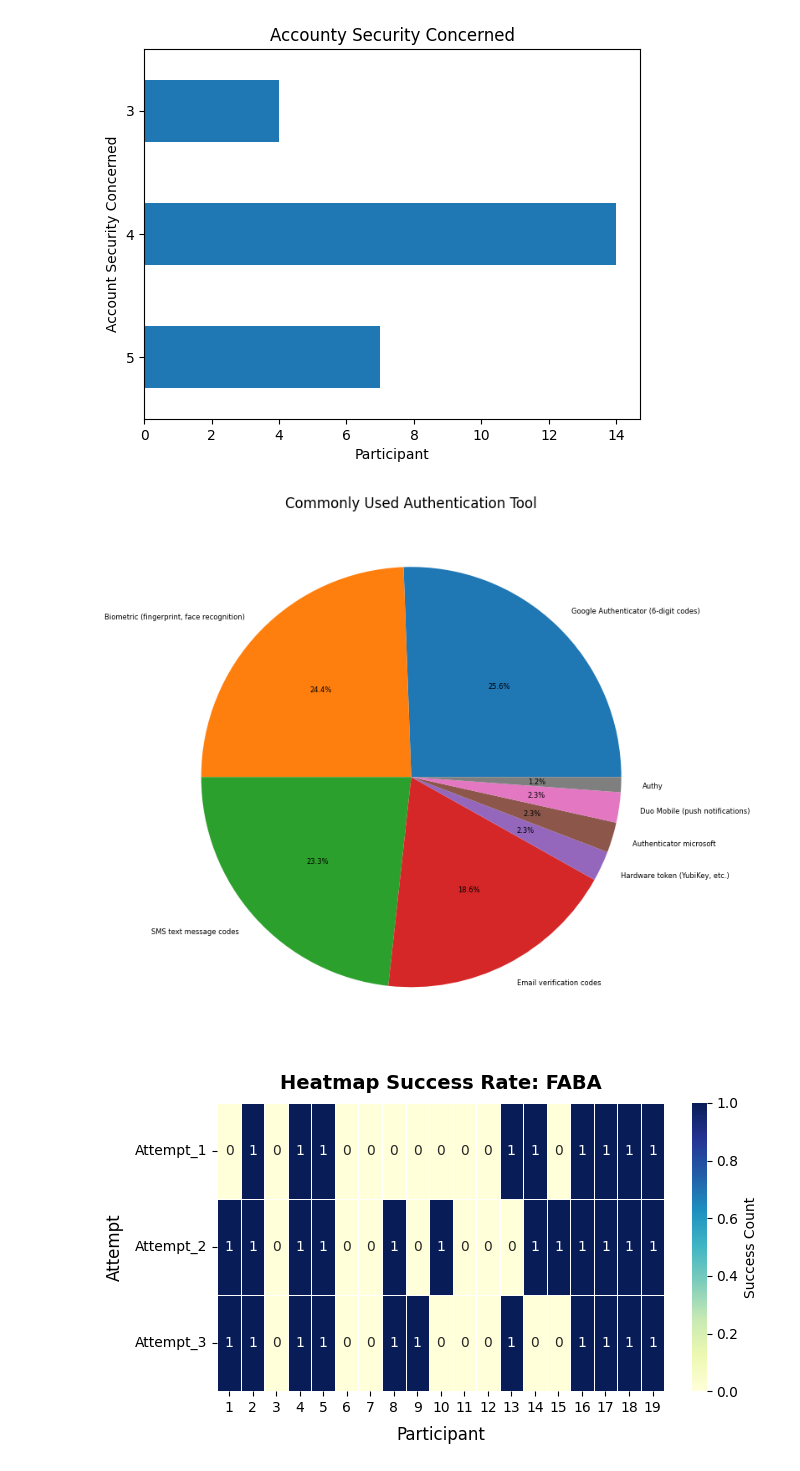
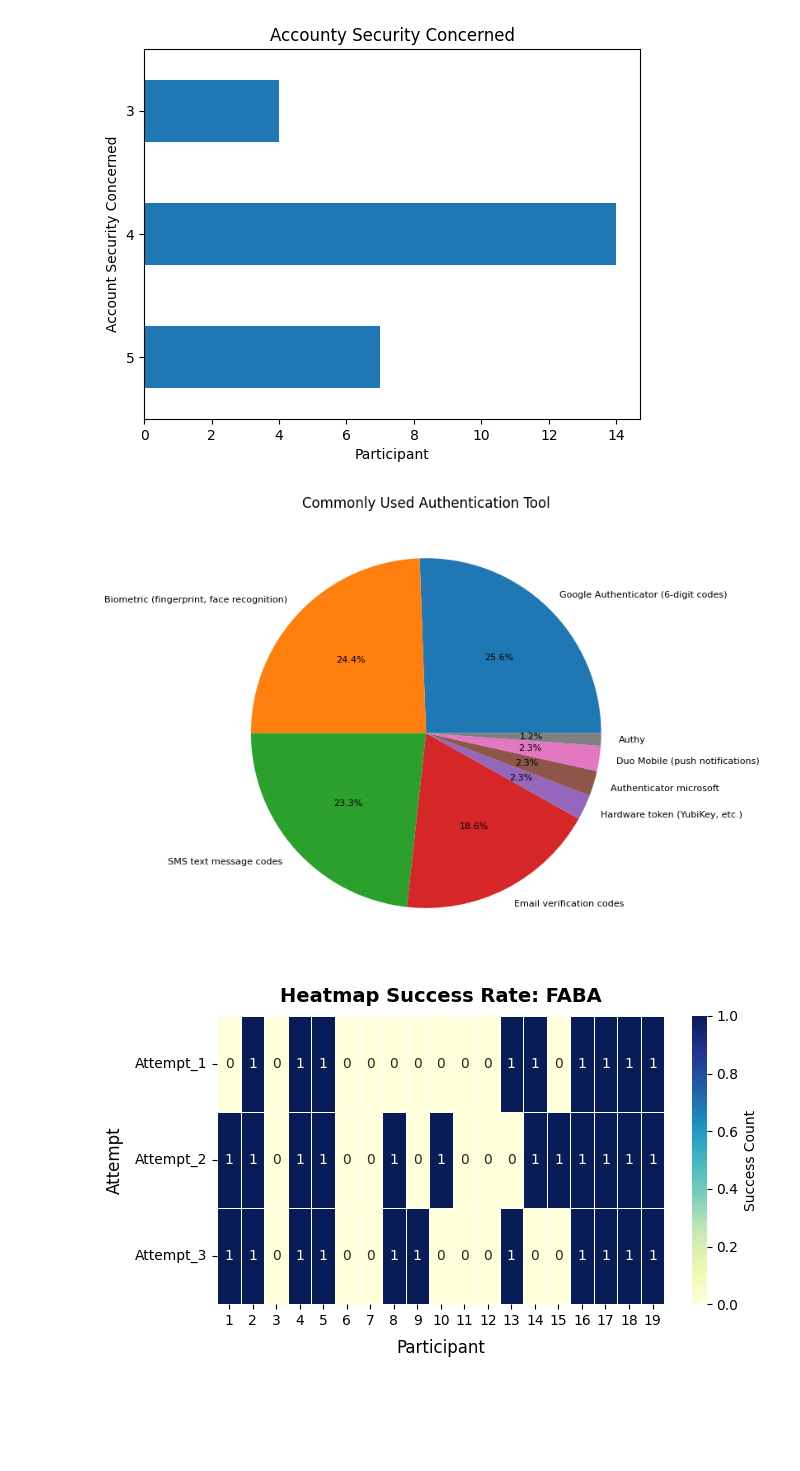
Before and after one commit to dbuiior/Auth_App_Redesign, a Jupyter notebook: data/descriptive.ipynb, the cells around one changed output. Saved outputs shown, nothing was run; the diff lists cells and outputs as text; code cells hidden in the pictures; blank space fills up the shorter version.

```diff
--- a/data/descriptive.ipynb
+++ b/data/descriptive.ipynb
@@ -43,29 +43,29 @@ Text(0.5, 0, 'Participant')
 # %%
 # Common Used Authenticator
 methods_series = (
     df_forms["Authenticator_Tool"]
     .dropna()
     .str.split(r",\s(?![^()]*\))")
     .explode()
     .str.strip()
 )
 
 method_counts = methods_series.value_counts()
 
 plt.figure(figsize=(8,8))
 
 method_counts.plot(
     kind="pie",
     autopct='%1.1f%%',
-    fontsize=6
+    fontsize=8
 )
 
 plt.title("Commonly Used Authentication Tool")
 plt.ylabel("")   # pie chart tidak perlu label Y
 plt.tight_layout()
 plt.show()
 # %% [output]
-[figure, old version]
+[figure, new version]
 # %%
 fig, ax = plt.subplots(figsize=(7,4))
 
```
Also changed, not shown: 2 other files.
